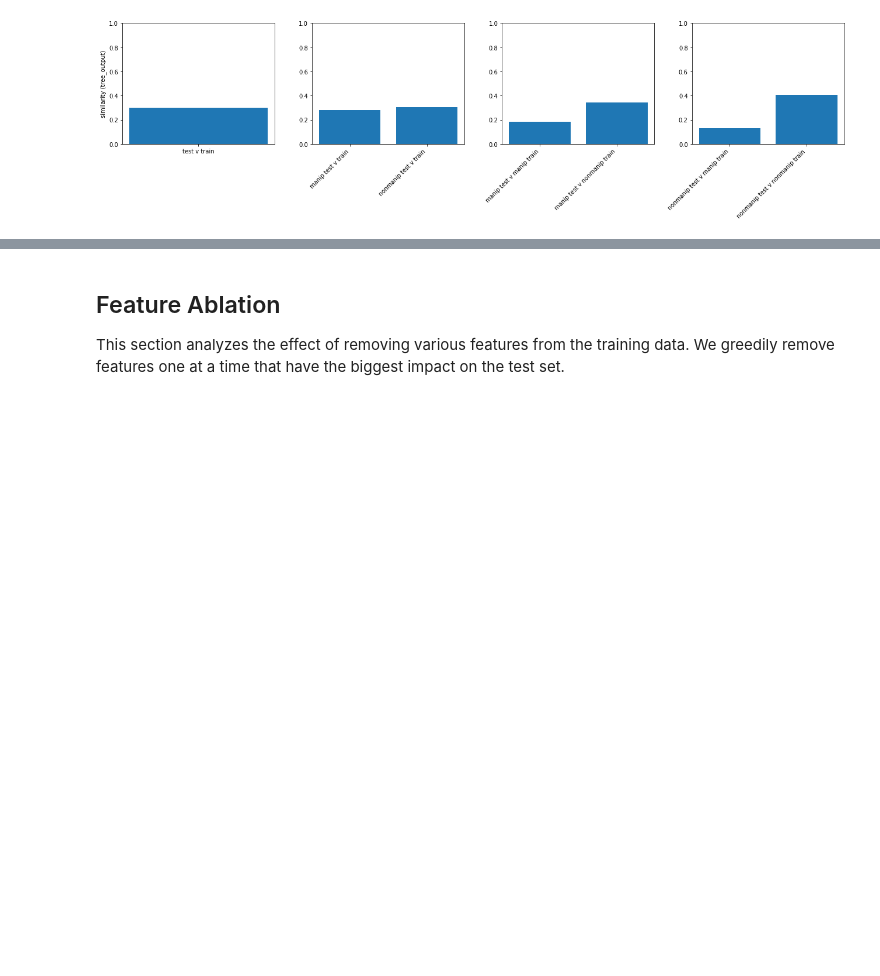
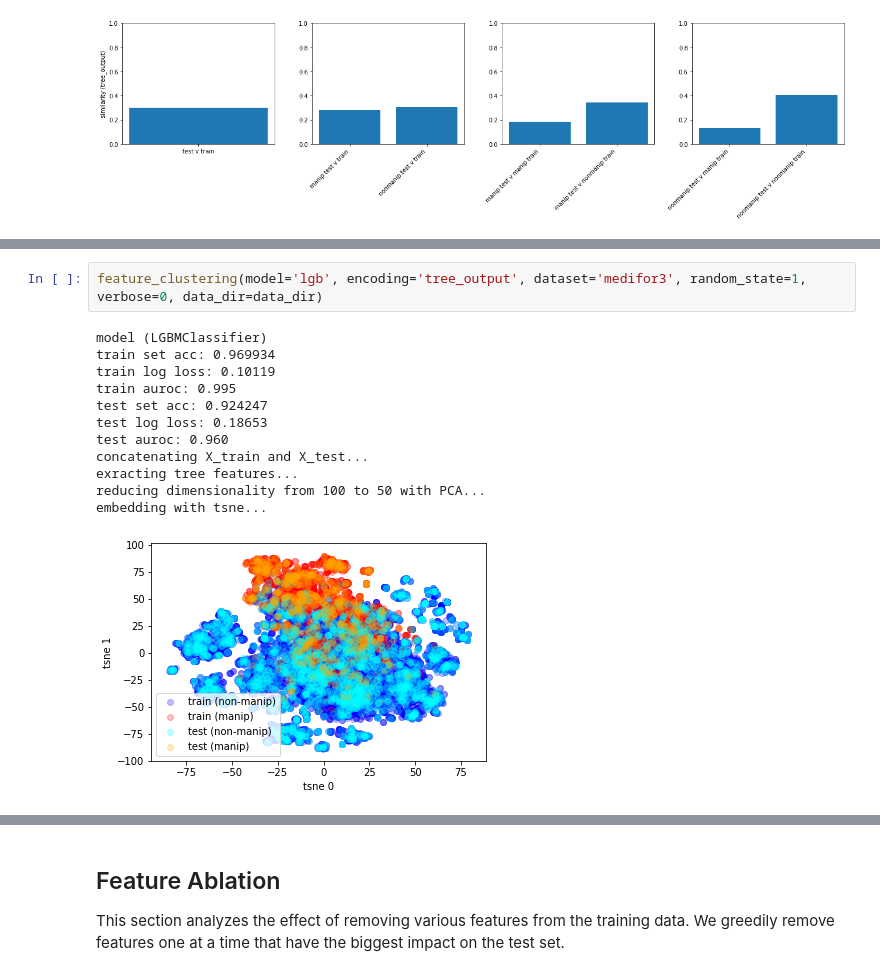
Before and after one commit to jjbrophy47/trex, a Jupyter notebook: experiments/notebooks/alignment_explore.ipynb, the cells around one changed output, grey strips where cells are left out. Saved outputs shown, nothing was run; the diff lists cells and outputs as text; blank space fills up the shorter version.

```diff
--- a/experiments/notebooks/alignment_explore.ipynb
+++ b/experiments/notebooks/alignment_explore.ipynb
@@ -42 +70,16 @@ nonmanip test and nonmanip train similarity: 0.409
+# %%
+feature_clustering(model='lgb', encoding='tree_output', dataset='medifor3', random_state=1, verbose=0, data_dir=data_dir)
+# %% [output]
+model (LGBMClassifier)
+train set acc: 0.969934
+train log loss: 0.10119
+train auroc: 0.995
+test set acc: 0.924247
+test log loss: 0.18653
+test auroc: 0.960
+concatenating X_train and X_test...
+exracting tree features...
+reducing dimensionality from 100 to 50 with PCA...
+embedding with tsne...
+[figure, added]
 # %%
```
Also changed, not shown: parts of 8 cells of this notebook, 15 other files.
